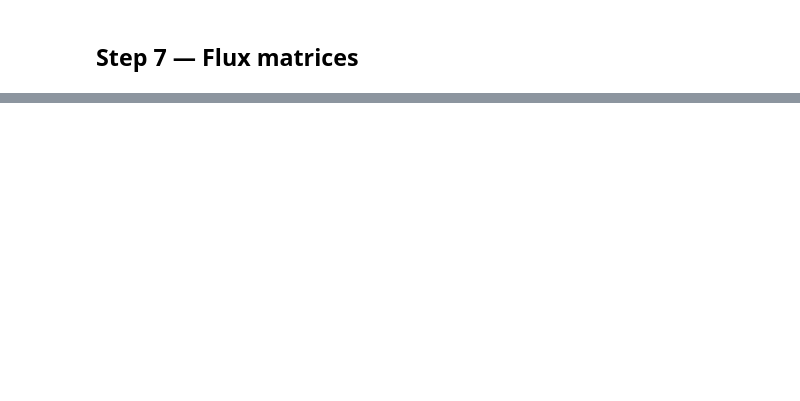
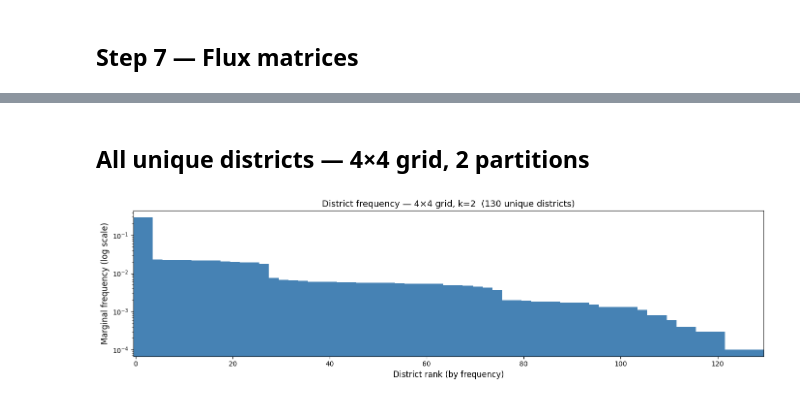
Before and after one commit to annacgilbert/gmstrat, a Jupyter notebook: grid_experiments.ipynb, the cells around one changed output, grey strips where cells are left out. Saved outputs shown, nothing was run; the diff lists cells and outputs as text; code cells hidden in the pictures; blank space fills up the shorter version.

```diff
--- a/grid_experiments.ipynb
+++ b/grid_experiments.ipynb
@@ -347,0 +223,47 @@ plt.show()
+# %% [markdown]
+## All unique districts — 4×4 grid, 2 partitions
+# %%
+import pandas as pd
+from utils import str_to_vec
+
+N, k = 4, 2
+
+def isoperimetric_ratio(district_cells, grid_n):
+    s = set(district_cells)
+    perimeter = 0
+    for c in s:
+        r, col = divmod(c, grid_n)
+        for dr, dc in [(-1, 0), (1, 0), (0, -1), (0, 1)]:
+            nr, nc = r + dr, col + dc
+            if not (0 <= nr < grid_n and 0 <= nc < grid_n):
+                perimeter += 1
+            elif nr * grid_n + nc not in s:
+                perimeter += 1
+    return perimeter / len(s) ** 0.5
+
+# build per-district marginal counts
+df_districts = pd.read_feather(f"local/output/grid{N}x{N}_k{k}/processed/districts.feather")
+df_dist      = pd.read_feather(f"local/output/grid{N}x{N}_k{k}/processed/distributions.feather")
+
+total_plans = df_dist["count"].sum()
+district_counts = {}
+for _, row in df_dist.iterrows():
+    for uid in [int(u) for u in row["plan_str"].split(".")]:
+        district_counts[uid] = district_counts.get(uid, 0) + row["count"]
+
+df_districts["count"] = df_districts["district_uid"].map(district_counts).fillna(0).astype(int)
+df_districts["freq"]  = df_districts["count"] / total_plans
+df_sorted = df_districts.sort_values("count", ascending=False).reset_index(drop=True)
+
+# semi-log frequency bar chart
+fig, ax = plt.subplots(figsize=(14, 4))
+ax.bar(range(len(df_sorted)), df_sorted["freq"], width=1.0, color="steelblue", linewidth=0)
+ax.set_yscale("log")
+ax.set_xlabel("District rank (by frequency)", fontsize=12)
+ax.set_ylabel("Marginal frequency (log scale)", fontsize=12)
+ax.set_title(f"District frequency — {N}×{N} grid, k={k}  ({len(df_sorted)} unique districts)", fontsize=13)
+ax.set_xlim(-0.5, len(df_sorted) - 0.5)
+plt.tight_layout()
+plt.show()
+# %% [output]
+[figure, added]
```
Also changed, not shown: parts of 17 cells of this notebook, 2 other files.
